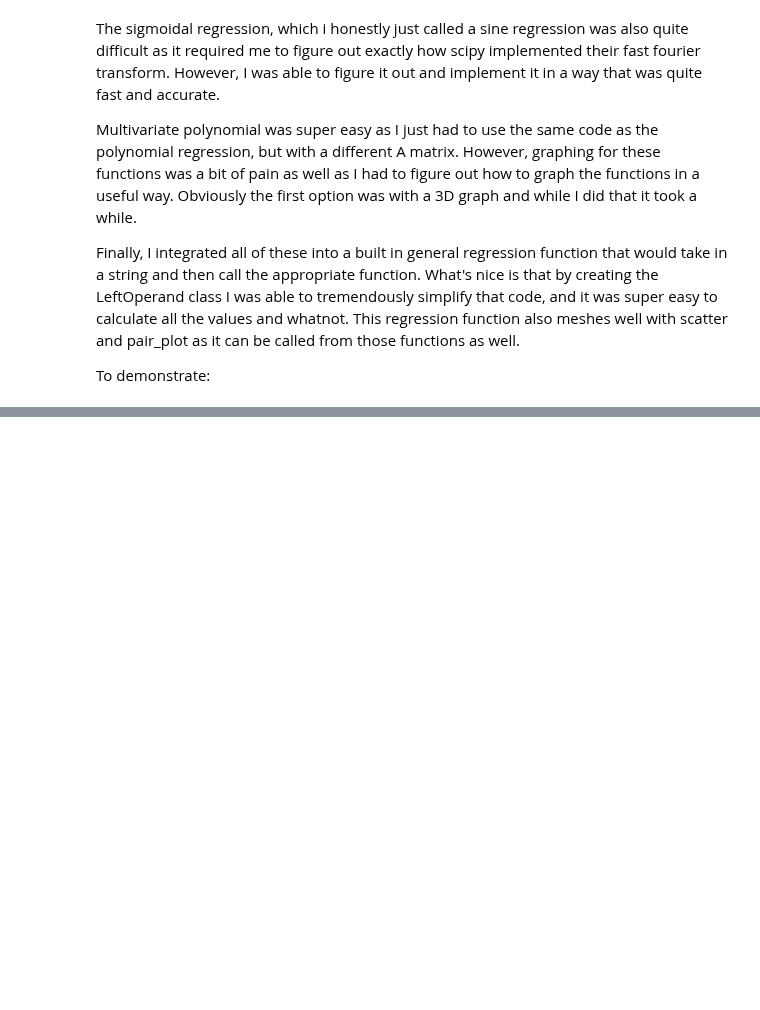
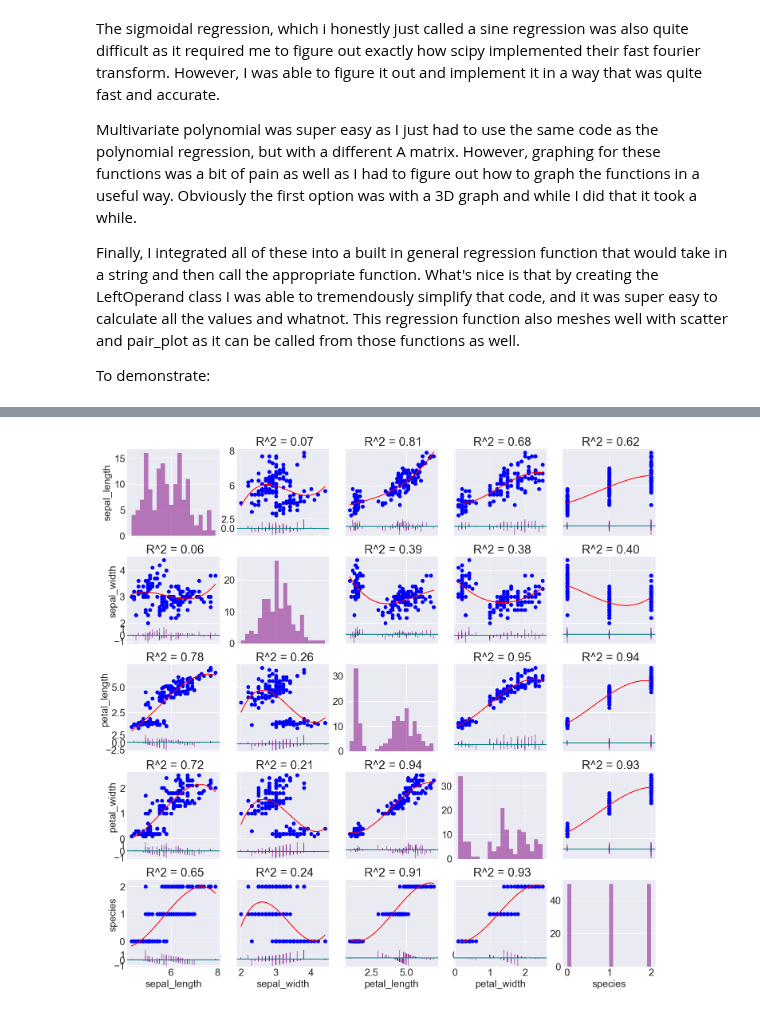
Before and after one commit to schiffinor/dataVisualization, a Jupyter notebook: Project3/linear_regression.ipynb, the cells around one changed output, grey strips where cells are left out. Cells and saved outputs as stored; diff of their text form; code cells hidden in the pictures; blank space fills up the shorter version.

```diff
--- a/Project3/linear_regression.ipynb
+++ b/Project3/linear_regression.ipynb
@@ -459,0 +462,4 @@ Data processing complete!
+# %%
+lin_reg.pair_plot(iris_data.get_headers(), reg_type=RegressTypes.polynomial, degree= 3, hists_on_diag=True)
+# %% [output]
+[figure, added]
```
Also changed, not shown: parts of 4 cells of this notebook, 2 other files.
